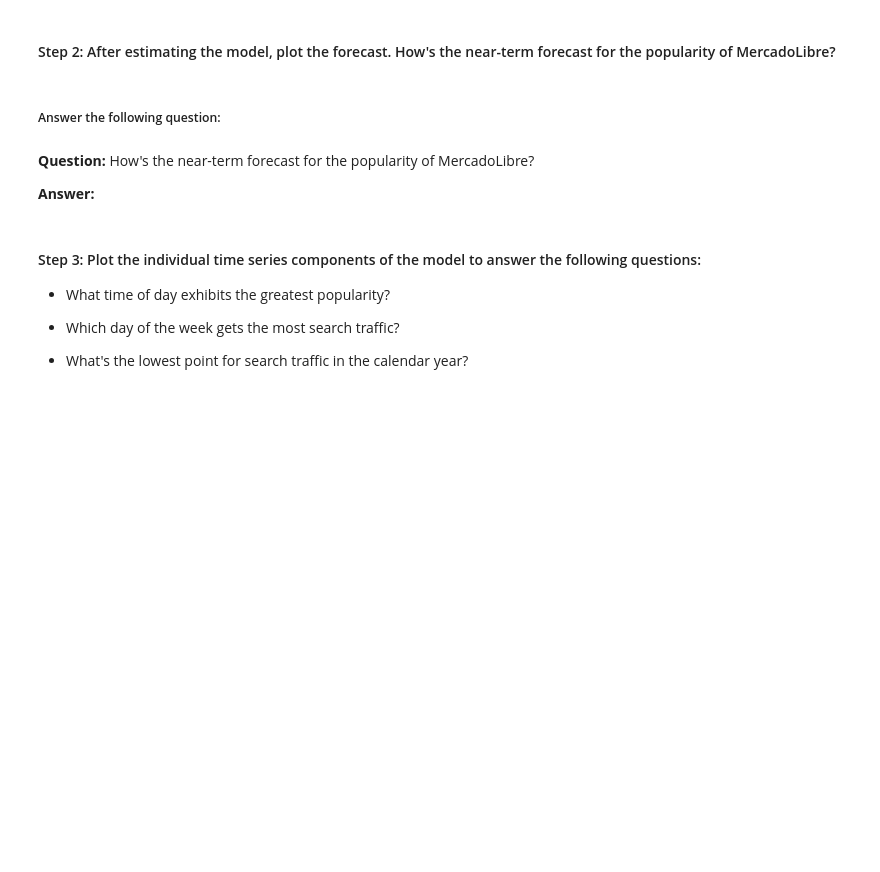
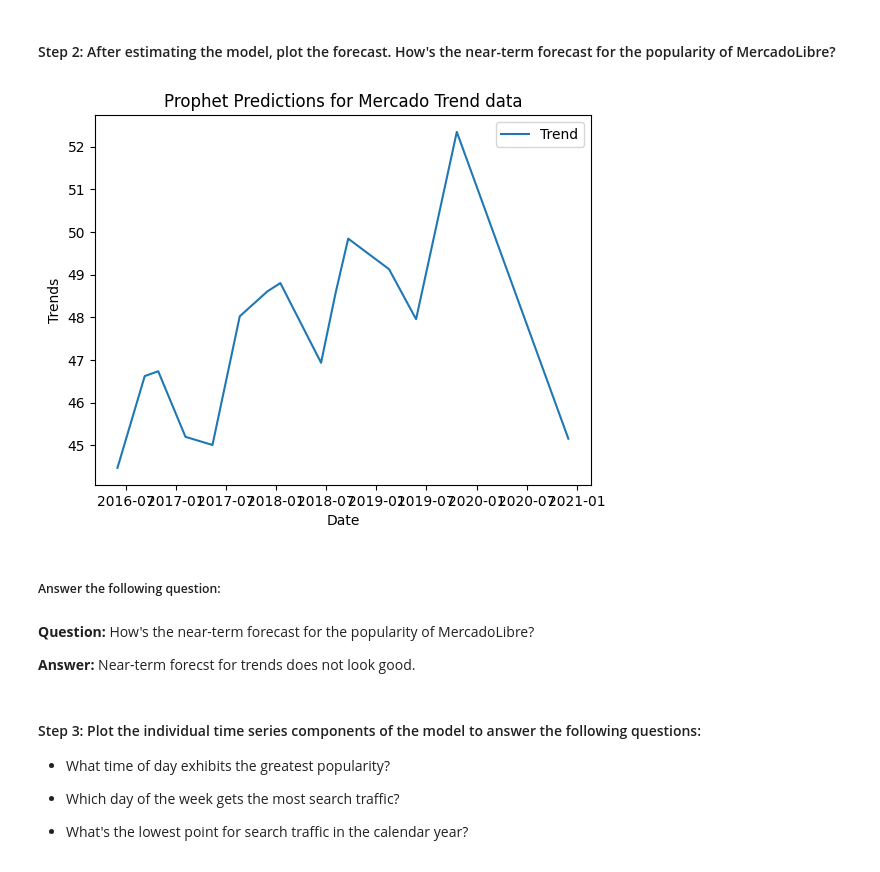
Before and after one commit to rajeevsd123/prophet-challenge, a Jupyter notebook: forecasting_net_prophet.ipynb, the cells around one changed output. Drawn from its saved outputs; the diff is of its cells as text; code cells hidden in the pictures; blank space fills up the shorter version.

```diff
--- a/forecasting_net_prophet.ipynb
+++ b/forecasting_net_prophet.ipynb
@@ -608,10 +608,10 @@ INFO:cmdstanpy:Chain [1] done processing
 # %%
 # Create a future dataframe to hold predictions
 # Make the prediction go out as far as 2000 hours (approx 80 days)
-future_df = prophet_model_obj.make_future_dataframe(periods=2000, freq='H')
+future_mercado_trends = prophet_model_obj.make_future_dataframe(periods=2000, freq='H')
 
 # View the last five rows of the future_mercado_trends DataFrame
-future_df.tail()
+future_mercado_trends.tail()
 # %% [output]
 |  | ds |
 | 39101 | 2020-11-30 04:00:00 |
@@ -622,5 +648,7 @@ future_df.tail()
 # %%
 # Make the predictions for the trend data using the future_mercado_trends DataFrame
-
+forecast_mercado_trends = prophet_model_obj.predict(future_mercado_trends)
+#forecast_mercado_trends.dtypes
 
 # Display the first five rows of the forecast_mercado_trends DataFrame
+forecast_mercado_trends.head()
@@ -631,9 +665,19 @@ future_df.tail()
+# %%
+# Plot the Prophet predictions for the Mercado trends data
+plt.plot(forecast_mercado_trends['ds'], forecast_mercado_trends['trend'], label = 'Trend')
+plt.title('Prophet Predictions for Mercado Trend data')
+plt.xlabel('Date')
+plt.ylabel('Trends')
+plt.legend()
+plt.show()
+# %% [output]
+[figure, added]
 # %% [markdown]
 ##### Answer the following question:
 # %% [markdown]
 **Question:**  How's the near-term forecast for the popularity of MercadoLibre?
 
-**Answer:**
+**Answer:** Near-term forecst for trends does not look good.
 # %% [markdown]
 #### Step 3: Plot the individual time series components of the model to answer the following questions:
 
```
Also changed, not shown: parts of 8 cells of this notebook.
